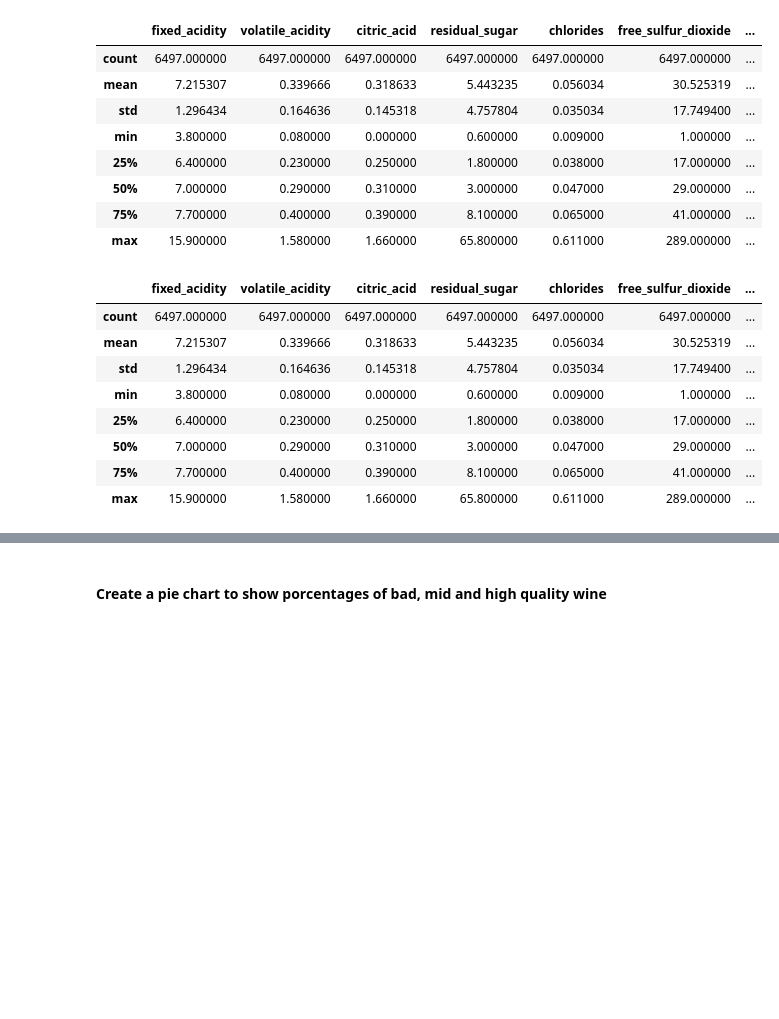
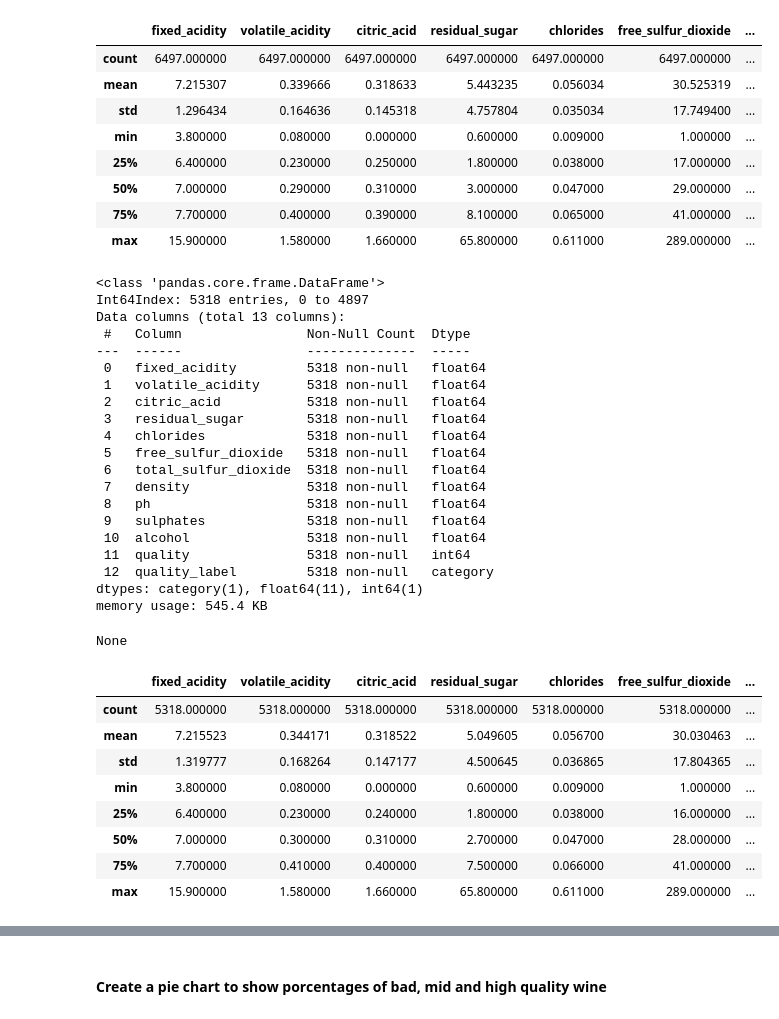
Before and after one commit to MaxLopezSalgado/wine_quality, a Jupyter notebook: wine_quality.ipynb, the cells around one changed output, grey strips where cells are left out. Cells and saved outputs as stored; diff of their text form; code cells hidden in the pictures; blank space fills up the shorter version.

```diff
--- a/wine_quality.ipynb
+++ b/wine_quality.ipynb
@@ -391,15 +391,49 @@ memory usage: 666.3 KB
 | 50% | 7.000000 | 0.290000 | 0.310000 | 3.000000 | 0.047000 | 29.000000 | ... |
 | 75% | 7.700000 | 0.400000 | 0.390000 | 8.100000 | 0.065000 | 41.000000 | ... |
 | max | 15.900000 | 1.580000 | 1.660000 | 65.800000 | 0.611000 | 289.000000 | ... |
-# %%
-display(wine_concat.describe())
-# %% [output]
-|  | fixed_acidity | volatile_acidity | citric_acid | residual_sugar | chlorides | free_sulfur_dioxide | ... |
-| count | 6497.000000 | 6497.000000 | 6497.000000 | 6497.000000 | 6497.000000 | 6497.000000 | ... |
-| mean | 7.215307 | 0.339666 | 0.318633 | 5.443235 | 0.056034 | 30.525319 | ... |
-| std | 1.296434 | 0.164636 | 0.145318 | 4.757804 | 0.035034 | 17.749400 | ... |
-| min | 3.800000 | 0.080000 | 0.000000 | 0.600000 | 0.009000 | 1.000000 | ... |
-| 25% | 6.400000 | 0.230000 | 0.250000 | 1.800000 | 0.038000 | 17.000000 | ... |
-| 50% | 7.000000 | 0.290000 | 0.310000 | 3.000000 | 0.047000 | 29.000000 | ... |
-| 75% | 7.700000 | 0.400000 | 0.390000 | 8.100000 | 0.065000 | 41.000000 | ... |
-| max | 15.900000 | 1.580000 | 1.660000 | 65.800000 | 0.611000 | 289.000000 | ... |
+# %%
+# drop duplicates
+wine_concat = wine_concat.drop_duplicates(keep='first')
+
+# check if there are any duplicates left
+wine_concat.duplicated().sum()
+
+# check the shape of the data
+wine_concat.shape
+
+# check the info of the data
+display(wine_concat.info())
+
+# check the descriptive statistics of the data
+display(wine_concat.describe())
+# %% [output]
+<class 'pandas.core.frame.DataFrame'>
+Int64Index: 5318 entries, 0 to 4897
+Data columns (total 13 columns):
+ #   Column                Non-Null Count  Dtype
+---  ------                --------------  -----
+ 0   fixed_acidity         5318 non-null   float64
+ 1   volatile_acidity      5318 non-null   float64
+ 2   citric_acid           5318 non-null   float64
+ 3   residual_sugar        5318 non-null   float64
+ 4   chlorides             5318 non-null   float64
+ 5   free_sulfur_dioxide   5318 non-null   float64
+ 6   total_sulfur_dioxide  5318 non-null   float64
+ 7   density               5318 non-null   float64
+ 8   ph                    5318 non-null   float64
+ 9   sulphates             5318 non-null   float64
+ 10  alcohol               5318 non-null   float64
+ 11  quality               5318 non-null   int64
+ 12  quality_label         5318 non-null   category
+dtypes: category(1), float64(11), int64(1)
+memory usage: 545.4 KB
+None
+|  | fixed_acidity | volatile_acidity | citric_acid | residual_sugar | chlorides | free_sulfur_dioxide | ... |
+| count | 5318.000000 | 5318.000000 | 5318.000000 | 5318.000000 | 5318.000000 | 5318.000000 | ... |
+| mean | 7.215523 | 0.344171 | 0.318522 | 5.049605 | 0.056700 | 30.030463 | ... |
+| std | 1.319777 | 0.168264 | 0.147177 | 4.500645 | 0.036865 | 17.804365 | ... |
+| min | 3.800000 | 0.080000 | 0.000000 | 0.600000 | 0.009000 | 1.000000 | ... |
+| 25% | 6.400000 | 0.230000 | 0.240000 | 1.800000 | 0.038000 | 16.000000 | ... |
+| 50% | 7.000000 | 0.300000 | 0.310000 | 2.700000 | 0.047000 | 28.000000 | ... |
+| 75% | 7.700000 | 0.410000 | 0.400000 | 7.500000 | 0.066000 | 41.000000 | ... |
+| max | 15.900000 | 1.580000 | 1.660000 | 65.800000 | 0.611000 | 289.000000 | ... |
```
Also changed, not shown: parts of 21 cells of this notebook.
